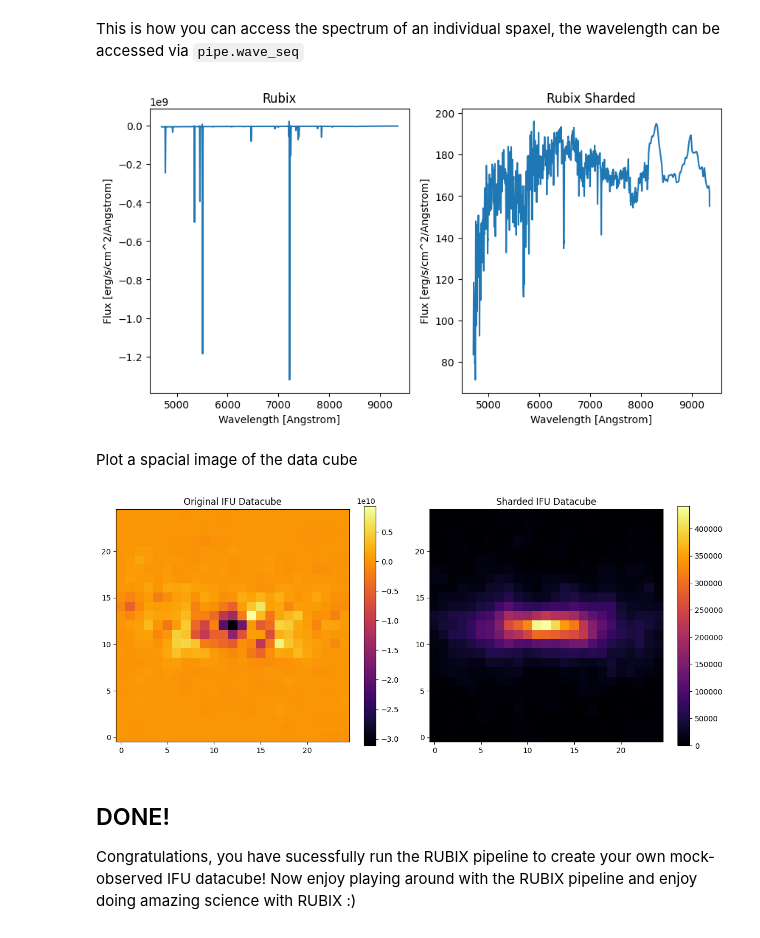
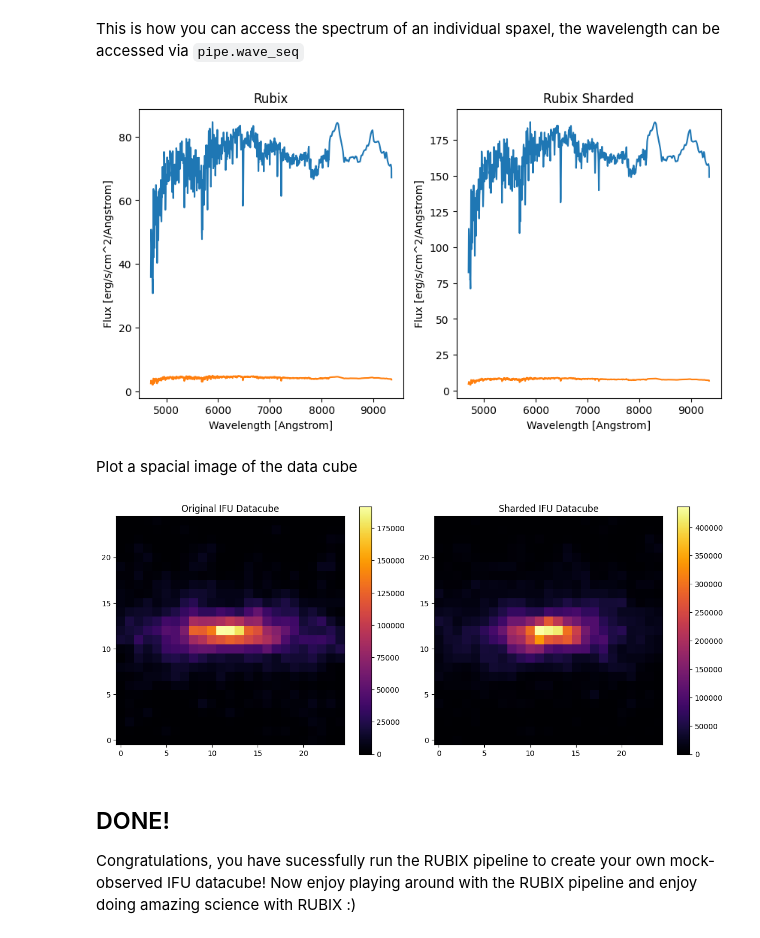
Before and after one commit to AstroAI-Lab/rubix, a Jupyter notebook: notebooks/rubix_pipeline_single_function_shard_map.ipynb, the cells around one changed output. Drawn from its saved outputs; the diff is of its cells as text; code cells hidden in the pictures.

```diff
--- a/notebooks/rubix_pipeline_single_function_shard_map.ipynb
+++ b/notebooks/rubix_pipeline_single_function_shard_map.ipynb
@@ -102,7 +102,7 @@ config = {
 
         "subset": {
             "use_subset": True,
-            "subset_size": 5000,
+            "subset_size": 200000,
         },
     },
     "simulation": {
@@ -118,7 +118,7 @@ config = {
         {"name": "MUSE",
          "psf": {"name": "gaussian", "size": 5, "sigma": 0.6},
          "lsf": {"sigma": 0.5},
-         "noise": {"signal_to_noise": 1,"noise_distribution": "normal"},},
+         "noise": {"signal_to_noise": 100,"noise_distribution": "normal"},},
     "cosmology":
         {"name": "PLANCK15"},
 
@@ -232,5 +232,5 @@ pipe = RubixPipeline(config)
 #NBVAL_SKIP
 
 inputdata = pipe.prepare_data()
-rubixdata = pipe.run(inputdata)
+rubixdata = pipe.run_sharded(inputdata)
 # %% [output]
@@ -255,5 +255,5 @@ rubixdata = pipe.run(inputdata)
 #NBVAL_SKIP
 
 inputdata = pipe.prepare_data()
-shard_rubixdata = pipe.run_sharded(inputdata)
+shard_rubixdata = pipe.run_sharded_chunked(inputdata)
 # %% [output]
@@ -291,7 +291,7 @@ This is how you can access the spectrum of an individual spaxel, the wavelength
 #NBVAL_SKIP
 wave = pipe.telescope.wave_seq
 
-spectra = rubixdata.stars.datacube # Spectra of all stars
+spectra = rubixdata#.stars.datacube # Spectra of all stars
 spectra_sharded = shard_rubixdata # Spectra of all stars
 #print(spectra.shape)
 
@@ -301,45 +301,48 @@ plt.title("Rubix")
 plt.xlabel("Wavelength [Angstrom]")
 plt.ylabel("Flux [erg/s/cm^2/Angstrom]")
 plt.plot(wave, spectra[12,12,:])
+plt.plot(wave, spectra[8,12,:])
 
 plt.subplot(1, 2, 2)
 plt.title("Rubix Sharded")
 plt.xlabel("Wavelength [Angstrom]")
 plt.ylabel("Flux [erg/s/cm^2/Angstrom]")
 plt.plot(wave, spectra_sharded[12,12,:])
+plt.plot(wave, spectra_sharded[8,12,:])
 
 plt.show()
 # %% [output]
-[figure, old version]
+[figure, new version]
 # %% [markdown]
 Plot a spacial image of the data cube
 # %%
 #NBVAL_SKIP
 # get the spectra of the visible wavelengths from the ifu cube
-visible_spectra = rubixdata.stars.datacube[ :, :, visible_indices[0]]
+#visible_spectra = rubixdata.stars.datacube[ :, :, visible_indices[0]]
+visible_spectra = rubixdata[ :, :, visible_indices[0]]
 sharded_visible_spectra = shard_rubixdata[ :, :, visible_indices[0]]
 #visible_spectra.shape
 
 image = jnp.sum(visible_spectra, axis=2)
 sharded_image = jnp.sum(sharded_visible_spectra, axis=2)
 
 # Plot side by side
 fig, axes = plt.subplots(1, 2, figsize=(12, 5))
 
 # Original IFU datacube image
 im0 = axes[0].imshow(image, origin="lower", cmap="inferno")
 axes[0].set_title("Original IFU Datacube")
 fig.colorbar(im0, ax=axes[0])
 
 # Sharded IFU datacube image
 im1 = axes[1].imshow(sharded_image, origin="lower", cmap="inferno")
 axes[1].set_title("Sharded IFU Datacube")
 fig.colorbar(im1, ax=axes[1])
 
 plt.tight_layout()
 plt.show()
 # %% [output]
-[figure, old version]
+[figure, new version]
 # %% [markdown]
 ## DONE!
 
```
Also changed, not shown: parts of 3 cells of this notebook, 1 other file.
